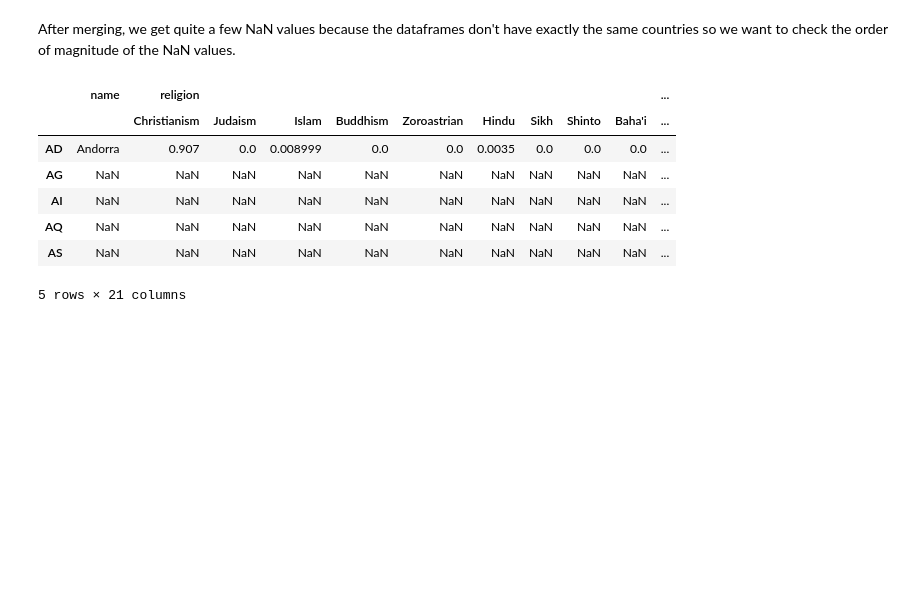
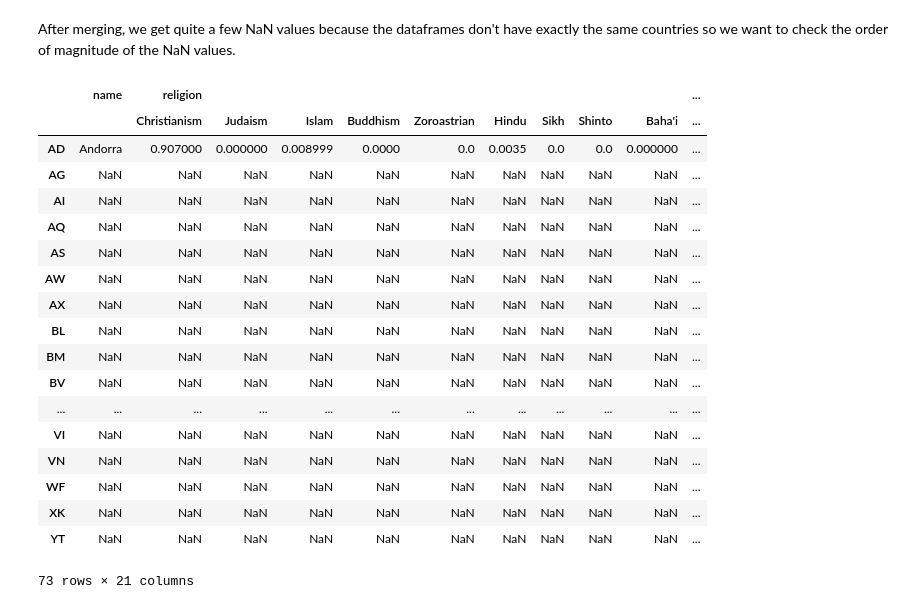
Before and after one commit to LailaHms/ADA2017_Homeworks, a Jupyter notebook: Project/DataEnriching/Dataframes.ipynb, the cells around one changed output. Cells and saved outputs as stored; diff of their text form; code cells hidden in the pictures; blank space fills up the shorter version.

```diff
--- a/Project/DataEnriching/Dataframes.ipynb
+++ b/Project/DataEnriching/Dataframes.ipynb
@@ -122,15 +124,27 @@ df.head()
 After merging, we get quite a few NaN values because the dataframes don't have exactly the same countries so we want to check the order of magnitude of the NaN values.
 # %%
 # Check for number of rows containing
-df[df.isnull().any(axis=1)].head()
+df[df.isnull().any(axis=1)]df.hist(figsize=(20, 100), layout=(20,3));
+plt.tight_layout()
 # %% [output]
 |  | name | religion |  |  |  |  |  |  |  |  | ... |
 |  |  | Christianism | Judaism | Islam | Buddhism | Zoroastrian | Hindu | Sikh | Shinto | Baha'i | ... |
-| AD | Andorra | 0.907 | 0.0 | 0.008999 | 0.0 | 0.0 | 0.0035 | 0.0 | 0.0 | 0.0 | ... |
+| AD | Andorra | 0.907000 | 0.000000 | 0.008999 | 0.0000 | 0.0 | 0.0035 | 0.0 | 0.0 | 0.000000 | ... |
 | AG | NaN | NaN | NaN | NaN | NaN | NaN | NaN | NaN | NaN | NaN | ... |
 | AI | NaN | NaN | NaN | NaN | NaN | NaN | NaN | NaN | NaN | NaN | ... |
 | AQ | NaN | NaN | NaN | NaN | NaN | NaN | NaN | NaN | NaN | NaN | ... |
 | AS | NaN | NaN | NaN | NaN | NaN | NaN | NaN | NaN | NaN | NaN | ... |
+| AW | NaN | NaN | NaN | NaN | NaN | NaN | NaN | NaN | NaN | NaN | ... |
+| AX | NaN | NaN | NaN | NaN | NaN | NaN | NaN | NaN | NaN | NaN | ... |
+| BL | NaN | NaN | NaN | NaN | NaN | NaN | NaN | NaN | NaN | NaN | ... |
+| BM | NaN | NaN | NaN | NaN | NaN | NaN | NaN | NaN | NaN | NaN | ... |
+| BV | NaN | NaN | NaN | NaN | NaN | NaN | NaN | NaN | NaN | NaN | ... |
+| ... | ... | ... | ... | ... | ... | ... | ... | ... | ... | ... | ... |
+| VI | NaN | NaN | NaN | NaN | NaN | NaN | NaN | NaN | NaN | NaN | ... |
+| VN | NaN | NaN | NaN | NaN | NaN | NaN | NaN | NaN | NaN | NaN | ... |
+| WF | NaN | NaN | NaN | NaN | NaN | NaN | NaN | NaN | NaN | NaN | ... |
+| XK | NaN | NaN | NaN | NaN | NaN | NaN | NaN | NaN | NaN | NaN | ... |
+| YT | NaN | NaN | NaN | NaN | NaN | NaN | NaN | NaN | NaN | NaN | ... |
-5 rows × 21 columns
+73 rows × 21 columns
 # %%
 df.to_pickle('6_feature_df.pickle')
```
Also changed, not shown: parts of 4 cells of this notebook, 9 other files.
